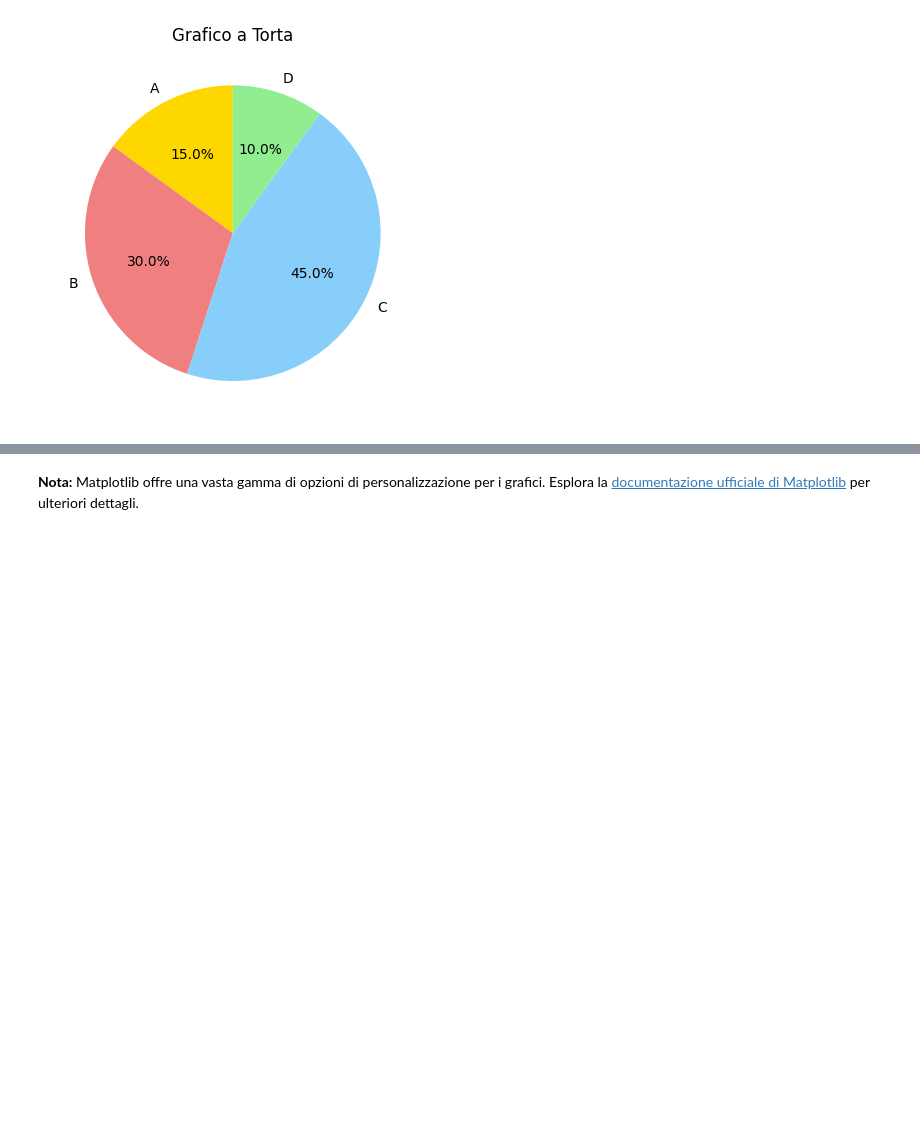
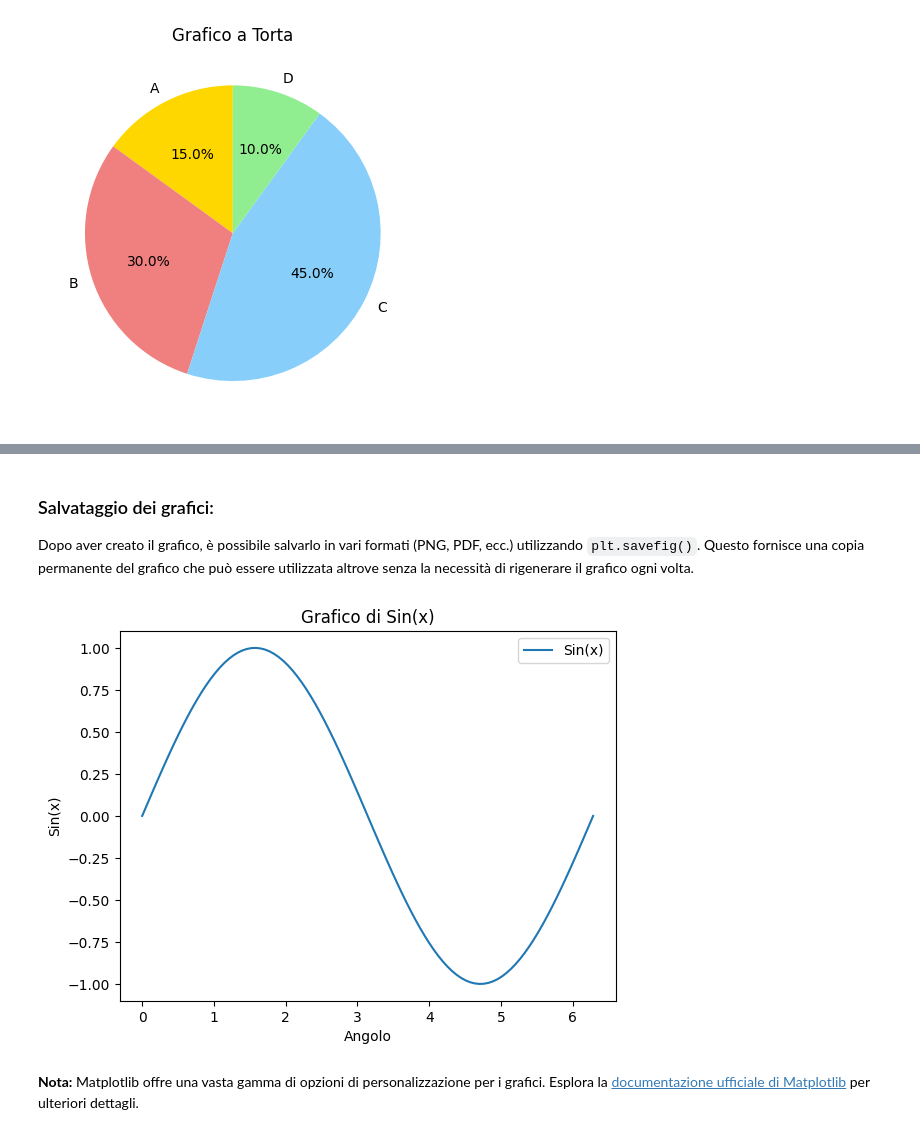
Before and after one commit to BoiMat/Python_course_CIOFS_2023, a Jupyter notebook: Lezione_8/Lezione_8_Librerie.ipynb, the cells around one changed output, grey strips where cells are left out. Drawn from its saved outputs; the diff is of its cells as text; code cells hidden in the pictures; blank space fills up the shorter version.

```diff
--- a/Lezione_8/Lezione_8_Librerie.ipynb
+++ b/Lezione_8/Lezione_8_Librerie.ipynb
@@ -406 +477,31 @@ plt.show()
+# %% [markdown]
+### Salvataggio dei grafici:
+Dopo aver creato il grafico, è possibile salvarlo in vari formati (PNG, PDF, ecc.) utilizzando `plt.savefig()`. Questo fornisce una copia permanente del grafico che può essere utilizzata altrove senza la necessità di rigenerare il grafico ogni volta.
+# %%
+# Dati di esempio
+x = np.linspace(0, 2 * np.pi, 100)
+y = np.sin(x)
+
+# Creare una figura e assi
+fig, ax = plt.subplots()
+
+# Disegnare il grafico
+ax.plot(x, y, label='Sin(x)')
+
+# Aggiungere etichette e legenda
+ax.set_xlabel('Angolo')
+ax.set_ylabel('Sin(x)')
+ax.set_title('Grafico di Sin(x)')
+ax.legend()
+
+# Salvare il grafico come immagine PNG
+plt.savefig('sin_plot.png')
+
+# Salvare il grafico come file PDF
+plt.savefig('sin_plot.pdf')
+
+# Visualizzare il grafico
+plt.show()
+# %% [output]
+[figure, added]
 # %% [markdown]
```
Also changed, not shown: parts of 4 cells of this notebook.
